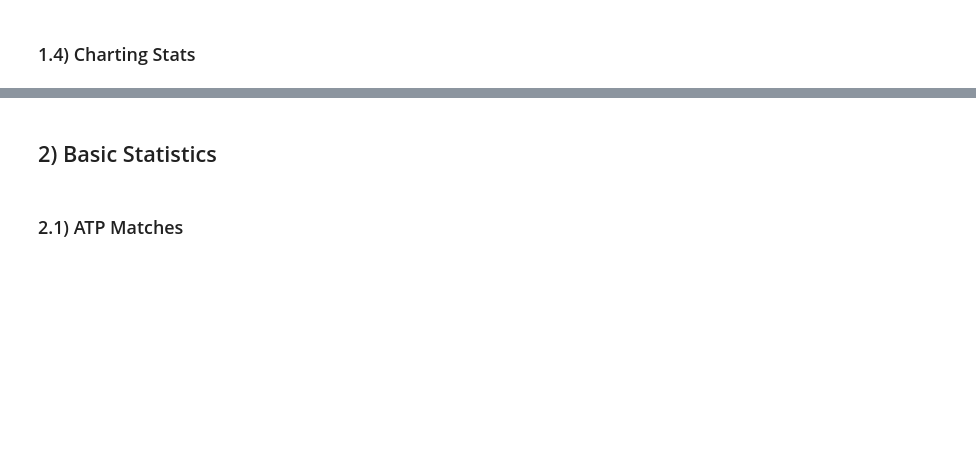
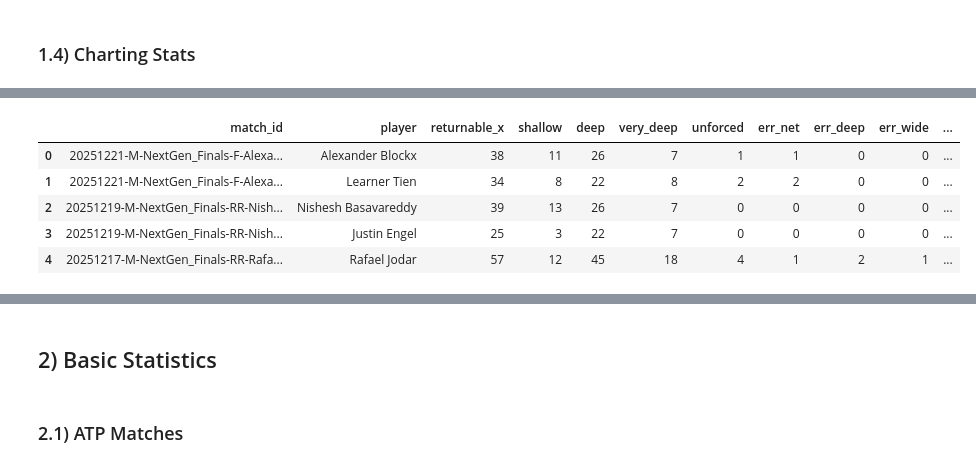
Before and after one commit to com-480-data-visualization/nadal-prime, a Jupyter notebook: M1_preprocessing.ipynb, the cells around one changed output, grey strips where cells are left out. Drawn from its saved outputs; the diff is of its cells as text; code cells hidden in the pictures; blank space fills up the shorter version.

```diff
--- a/M1_preprocessing.ipynb
+++ b/M1_preprocessing.ipynb
@@ -140,16 +141,25 @@ df_service.to_csv("datasets/clean_datasets/service_stats.csv")
 # %%
 # Returns
 
 return_depth = pd.read_csv("datasets/charting_stats/charting-m-stats-ReturnDepth.csv")
 return_depth = return_depth[return_depth['row'] == 'Total']
 return_depth = return_depth.drop(columns=['row'])
 
 return_outcome = pd.read_csv("datasets/charting_stats/charting-m-stats-ReturnOutcomes.csv")
 return_outcome = return_outcome[return_outcome['row'] == 'Total']
 return_outcome = return_outcome.drop(columns=['row'])
 
 df_return = return_depth.merge(return_outcome, on=['match_id','player'])
 df_return.to_csv("datasets/clean_datasets/return_stats.csv")
+
+df_return.head()
+# %% [output]
+|  | match_id | player | returnable_x | shallow | deep | very_deep | unforced | err_net | err_deep | err_wide | ... |
+| 0 | 20251221-M-NextGen_Finals-F-Alexa... | Alexander Blockx | 38 | 11 | 26 | 7 | 1 | 1 | 0 | 0 | ... |
+| 1 | 20251221-M-NextGen_Finals-F-Alexa... | Learner Tien | 34 | 8 | 22 | 8 | 2 | 2 | 0 | 0 | ... |
+| 2 | 20251219-M-NextGen_Finals-RR-Nish... | Nishesh Basavareddy | 39 | 13 | 26 | 7 | 0 | 0 | 0 | 0 | ... |
+| 3 | 20251219-M-NextGen_Finals-RR-Nish... | Justin Engel | 25 | 3 | 22 | 7 | 0 | 0 | 0 | 0 | ... |
+| 4 | 20251217-M-NextGen_Finals-RR-Rafa... | Rafael Jodar | 57 | 12 | 45 | 18 | 4 | 1 | 2 | 1 | ... |
 # %%
 # Shots
 
```
Also changed, not shown: parts of 11 cells of this notebook, 6 other files.
